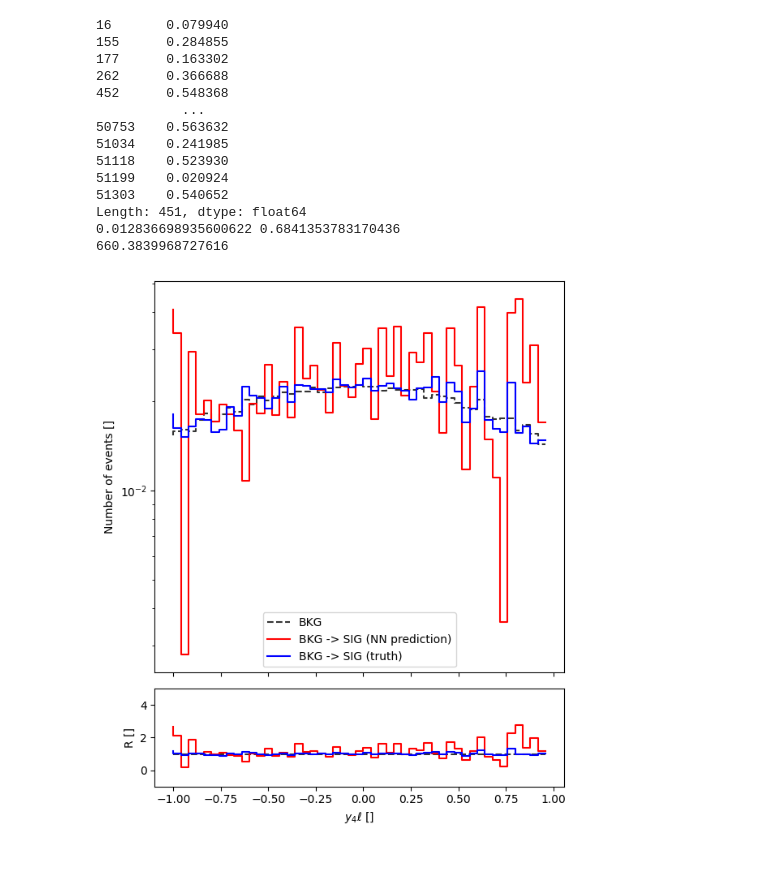
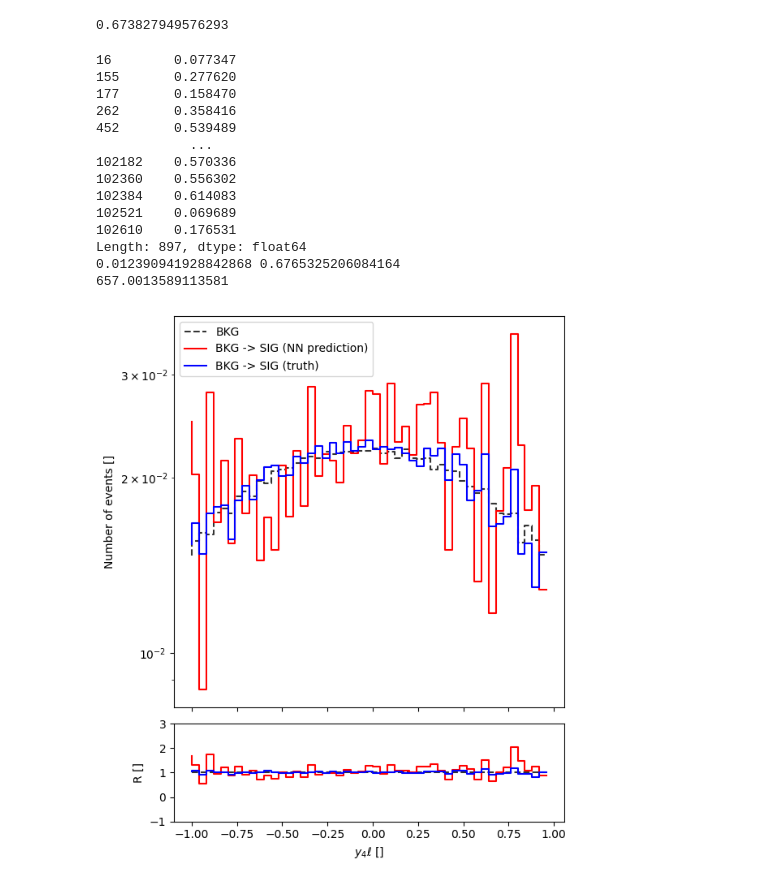
Before and after one commit to hep-cce/nsbi4hep, a Jupyter notebook: plot-alice-reweight.ipynb, the cells around one changed output. Cells and saved outputs as stored; diff of their text form; code cells hidden in the pictures.

```diff
--- a/plot-alice-reweight.ipynb
+++ b/plot-alice-reweight.ipynb
@@ -18,7 +18,7 @@ from lightning import Trainer
 # %%
 OUTPUT_DIR = 'jobs/alice/refactor-one-500k'
 SCALER_FILE = 'scaler.pkl'
-CHECKPOINT_DIR = 'checkpoints'
+CHECKPOINT_DIR = 'checkpoints_gpudev'
 SAMPLE_DIR = '..'
 
 CHECKPOINT = 'checkpoint-alice-epoch=44-val_loss=0.47.ckpt'
@@ -29,7 +29,7 @@ LIGHTNING_DIR = f'lightning_logs/version_{VERSION}'
 COMPONENT_1 = msq.Component.SIG
 COMPONENT_2 = msq.Component.BKG
 
-SAMPLE_SIZE = 50000
+SAMPLE_SIZE = 100000
 BATCH_SIZE = 128
 SEED = 42
 # %%
@@ -50,19 +50,20 @@ filenames = {
 sample_background = sample.from_csv(cross_section=xs[COMPONENT_2], file_path=os.path.join(SAMPLE_DIR, filenames[COMPONENT_2]), n_rows=int(SAMPLE_SIZE*1.2))
 
 msq_bkg_null = msq.MSQFilter('msq_bkg_sm', 0.0)
-msq_bkg_nan = msq.MSQFilter('msq_bkg_sm', np.nan)
 
 z_cand = zpair.ZPairCandidate(algorithm='leastsquare')
 z_masses = zpair.ZPairMassWindow(z1=(70,115), z2=(70,115))
 angles = zz4l.AngularVariables()
 four_lepton_vars = zz4l.FourLeptonSystem()
 
-sample_processed = sample_background.filter(msq_bkg_nan).filter(msq_bkg_null).calculate(z_cand).filter(z_masses).calculate(angles).calculate(four_lepton_vars)[:SAMPLE_SIZE]
+sample_processed = sample_background.filter(msq_bkg_null).calculate(z_cand).filter(z_masses).calculate(angles).calculate(four_lepton_vars)[:SAMPLE_SIZE]
 
 features = ['cth_star', 'cth_1', 'cth_2', 'phi_1', 'phi', 'Z1_mass', 'Z2_mass', '4l_mass', '4l_rapidity']
 
 # Get only required features
 X = sample_processed.kinematics[features].to_numpy()
+# %% [output]
+0.673827949576293
 # %%
 model_alice = model.ALICE.load_from_checkpoint(os.path.join(OUTPUT_DIR, CHECKPOINT_DIR, CHECKPOINT))
 # %%
@@ -81,20 +82,20 @@ print(1/(1+r))
 print(np.min(1/(1+r)), np.max(1/(1+r)))
 print(np.min(sample_processed[np.where(predictions==1.0)].kinematics['4l_mass']))
 # %% [output]
-16       0.079940
-155      0.284855
-177      0.163302
-262      0.366688
-452      0.548368
-           ...
-50753    0.563632
-51034    0.241985
-51118    0.523930
-51199    0.020924
-51303    0.540652
-Length: 451, dtype: float64
-0.012836698935600622 0.6841353783170436
-660.3839968727616
+16        0.077347
+155       0.277620
+177       0.158470
+262       0.358416
+452       0.539489
+            ...
+102182    0.570336
+102360    0.556302
+102384    0.614083
+102521    0.069689
+102610    0.176531
+Length: 897, dtype: float64
+0.012390941928842868 0.6765325206084164
+657.0013589113581
 # %%
 SIG_weights_predicted = sample_processed_filtered.weights.to_numpy() * ratio_predicted_filtered
 SIG_weights_reweight = sample_processed_filtered.weights.to_numpy() * (sample_processed_filtered.reweight(COMPONENT_2, COMPONENT_1).probabilities.to_numpy()/sample_processed_filtered.probabilities.to_numpy())
@@ -118,7 +119,7 @@ bounds = [[-1,1],
           [-np.pi,np.pi],
           [70,115],
           [70,115],
-          [180,660],
+          [180,1000],
           [-1,1]][index]
 
 
@@ -126,33 +127,32 @@ BINS=50
 
 hist_bkg, bins = np.histogram(kin_var, bins=BINS, range=bounds, weights=sample_processed_filtered.weights)
 hist_pred, bins = np.histogram(kin_var, bins=BINS, range=bounds, weights=SIG_weights_predicted/np.sum(SIG_weights_predicted)*np.sum(SIG_weights_reweight))
 hist_rew, bins = np.histogram(kin_var, bins=BINS, range=bounds, weights=SIG_weights_reweight)
 
 fig, (ax1, ax2) = plt.subplots(2,1, gridspec_kw={'height_ratios': [4, 1]}, figsize=(6,7))
 
 ax1.set_xticklabels([])
 
 ax1.step(bins[:-1], hist_bkg, color='black', linestyle='--', label=u'BKG', alpha=0.8)
 ax1.step(bins[:-1], hist_pred, color='r', label=u'BKG -> SIG (NN prediction)')
 ax1.step(bins[:-1], hist_rew, color='b', label=u'BKG -> SIG (truth)')
 
 ax1.set_ylabel('Number of events []')
 ax1.set_yscale('log')
 #ax1.set_ylim(0,10)
 
 ax1.legend()
 
 ax2.step(bins[:-1], hist_bkg/hist_bkg, color='black', linestyle='--', label=u'BKG', alpha=0.8)
 ax2.step(bins[:-1], hist_pred/hist_bkg, color='r', label=u'BKG -> SIG (NN prediction)')
 ax2.step(bins[:-1], hist_rew/hist_bkg, color='b', label=u'BKG -> SIG (truth)')
 
 ax2.set_xlabel(label)
 ax2.set_ylabel('R []')
 #ax2.set_yscale('log')
-ax2.set_ybound(-1.0,5.0)
-
+ax2.set_ybound(-1.0,3.0)
 fig.tight_layout()
 
 plt.show()
 # %% [output]
-[figure, old version]
+[figure, new version]
```
Also changed, not shown: 2 other files.
